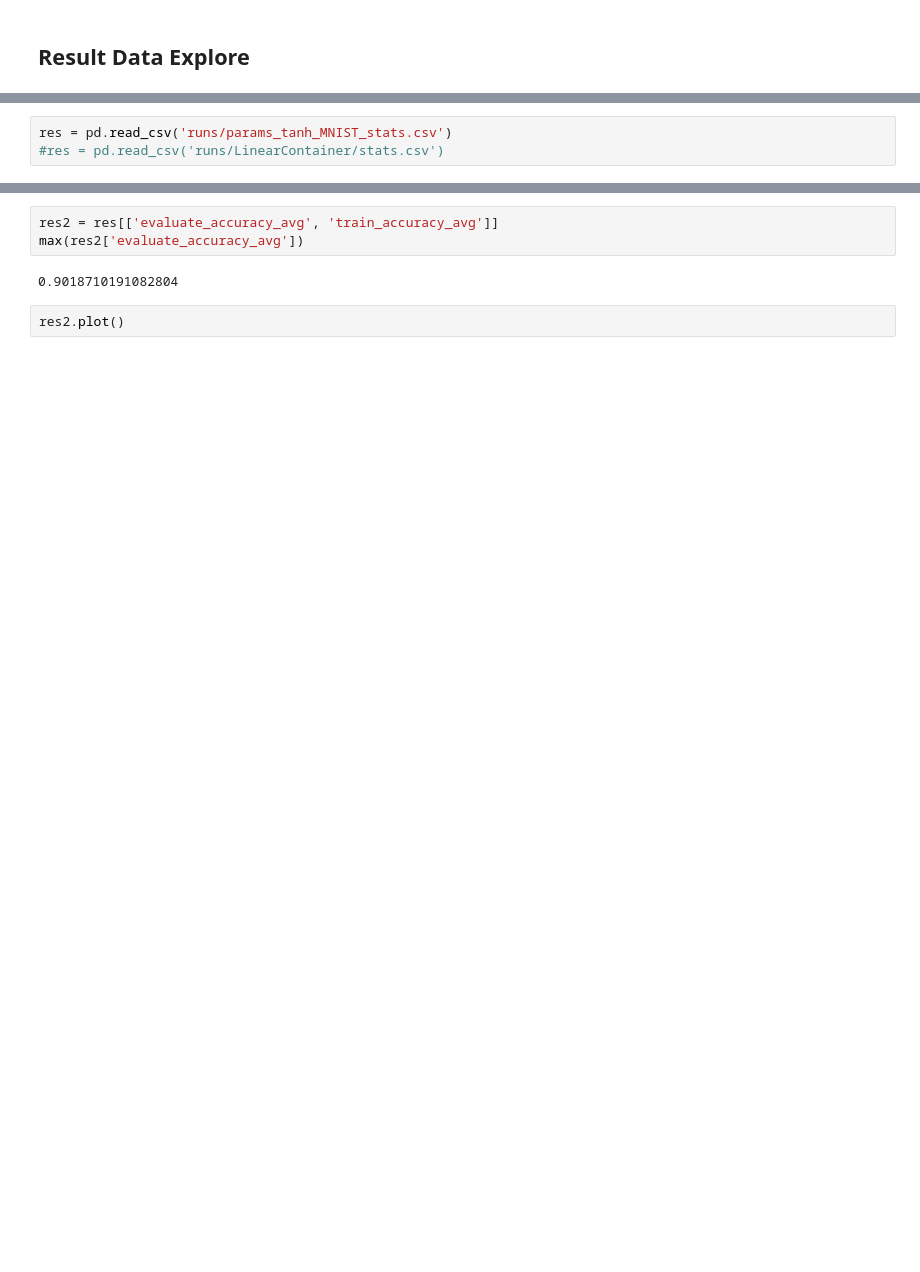
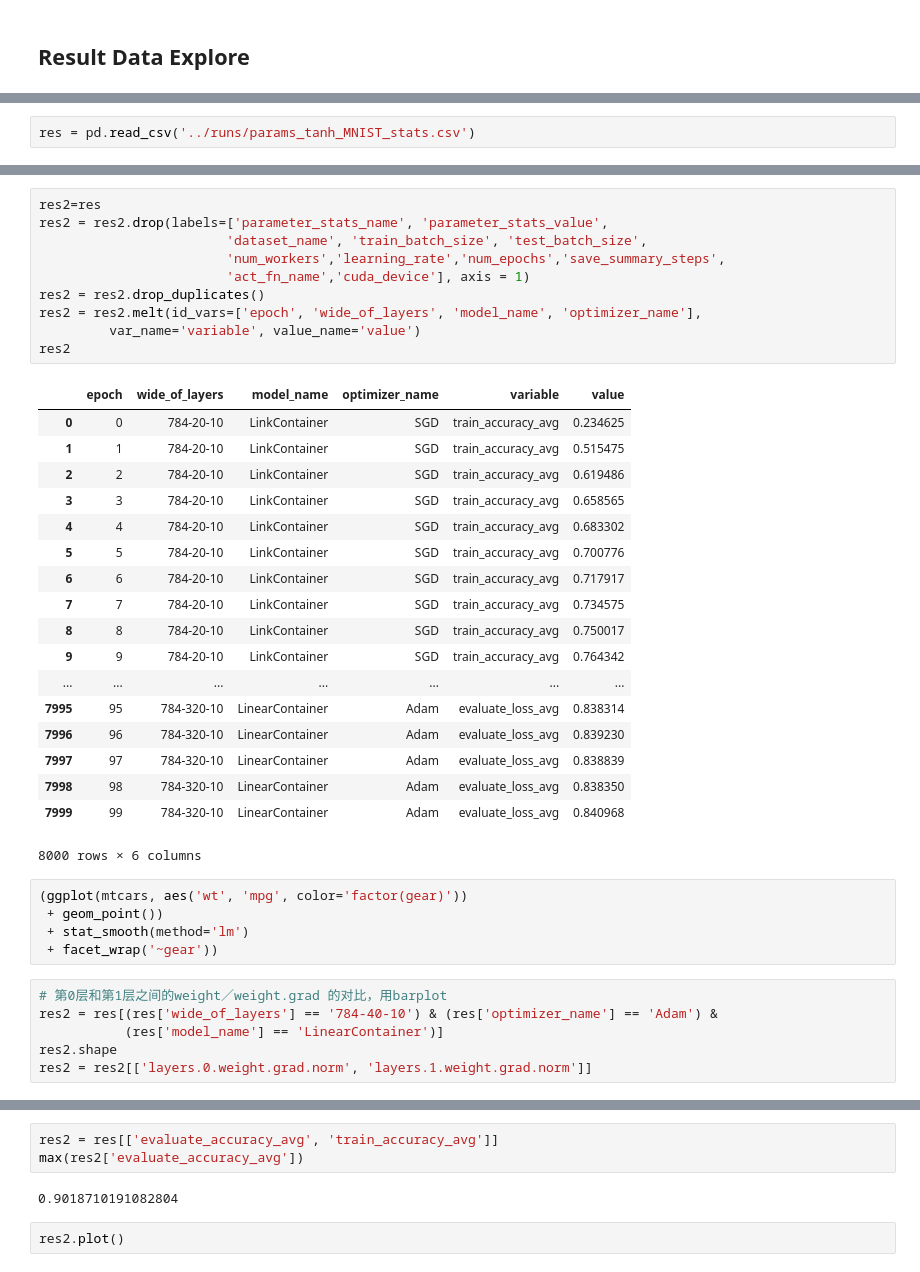
Before and after one commit to keepsimpler/zero, a Jupyter notebook: notebooks/postprocess.ipynb, the cells around one changed output, grey strips where cells are left out. Cells and saved outputs as stored; diff of their text form; blank space fills up the shorter version.

```diff
--- a/notebooks/analysis.ipynb
+++ b/notebooks/postprocess.ipynb
@@ -19,6 +9,5 @@ plt.show()
 # %%
-res = pd.read_csv('runs/params_tanh_MNIST_stats.csv')
-#res = pd.read_csv('runs/LinearContainer/stats.csv')
+res = pd.read_csv('../runs/params_tanh_MNIST_stats.csv')
 # %%
 res.columns
 # %% [output]
@@ -32,0 +34,40 @@ Index(['dataset_name', 'train_batch_size', 'test_batch_size', 'num_workers',
+# %%
+res2=res
+res2 = res2.drop(labels=['parameter_stats_name', 'parameter_stats_value',
+                        'dataset_name', 'train_batch_size', 'test_batch_size',
+                        'num_workers','learning_rate','num_epochs','save_summary_steps',
+                        'act_fn_name','cuda_device'], axis = 1)
+res2 = res2.drop_duplicates()
+res2 = res2.melt(id_vars=['epoch', 'wide_of_layers', 'model_name', 'optimizer_name'],
+         var_name='variable', value_name='value')
+res2
+# %% [output]
+|  | epoch | wide_of_layers | model_name | optimizer_name | variable | value |
+| 0 | 0 | 784-20-10 | LinkContainer | SGD | train_accuracy_avg | 0.234625 |
+| 1 | 1 | 784-20-10 | LinkContainer | SGD | train_accuracy_avg | 0.515475 |
+| 2 | 2 | 784-20-10 | LinkContainer | SGD | train_accuracy_avg | 0.619486 |
+| 3 | 3 | 784-20-10 | LinkContainer | SGD | train_accuracy_avg | 0.658565 |
+| 4 | 4 | 784-20-10 | LinkContainer | SGD | train_accuracy_avg | 0.683302 |
+| 5 | 5 | 784-20-10 | LinkContainer | SGD | train_accuracy_avg | 0.700776 |
+| 6 | 6 | 784-20-10 | LinkContainer | SGD | train_accuracy_avg | 0.717917 |
+| 7 | 7 | 784-20-10 | LinkContainer | SGD | train_accuracy_avg | 0.734575 |
+| 8 | 8 | 784-20-10 | LinkContainer | SGD | train_accuracy_avg | 0.750017 |
+| 9 | 9 | 784-20-10 | LinkContainer | SGD | train_accuracy_avg | 0.764342 |
+| ... | ... | ... | ... | ... | ... | ... |
+| 7995 | 95 | 784-320-10 | LinearContainer | Adam | evaluate_loss_avg | 0.838314 |
+| 7996 | 96 | 784-320-10 | LinearContainer | Adam | evaluate_loss_avg | 0.839230 |
+| 7997 | 97 | 784-320-10 | LinearContainer | Adam | evaluate_loss_avg | 0.838839 |
+| 7998 | 98 | 784-320-10 | LinearContainer | Adam | evaluate_loss_avg | 0.838350 |
+| 7999 | 99 | 784-320-10 | LinearContainer | Adam | evaluate_loss_avg | 0.840968 |
+8000 rows × 6 columns
+# %%
+(ggplot(mtcars, aes('wt', 'mpg', color='factor(gear)'))
+ + geom_point())
+ + stat_smooth(method='lm')
+ + facet_wrap('~gear'))
+# %%
+# 第0层和第1层之间的weight／weight.grad 的对比，用barplot
+res2 = res[(res['wide_of_layers'] == '784-40-10') & (res['optimizer_name'] == 'Adam') &
+           (res['model_name'] == 'LinearContainer')]
+res2.shape
+res2 = res2[['layers.0.weight.grad.norm', 'layers.1.weight.grad.norm']]
```
Also changed, not shown: parts of 7 cells of this notebook, 3 other files.
